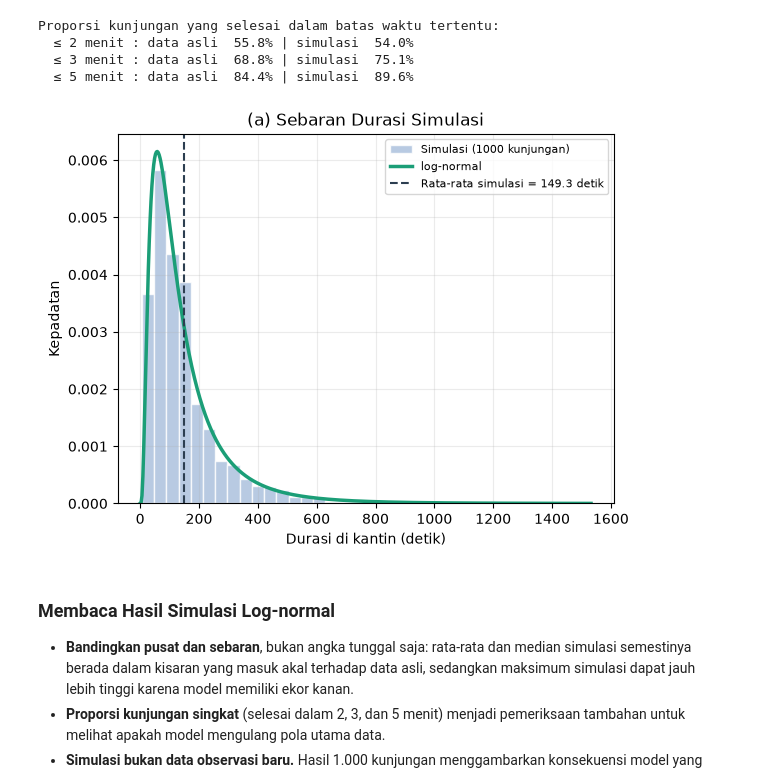
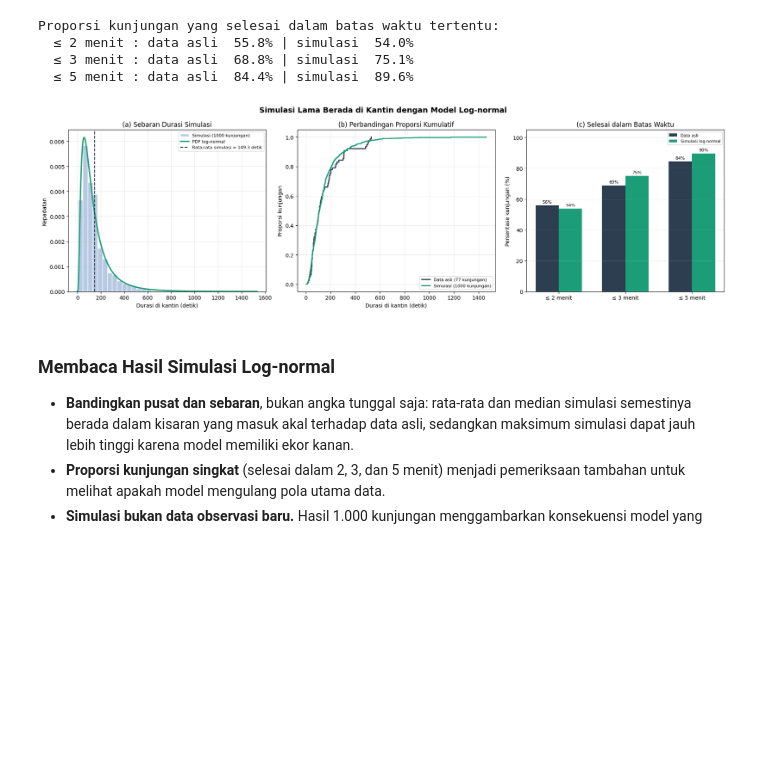
Before and after one commit to Dimassaputra5/KantinFST, a Jupyter notebook: src/simulasi/kantin.ipynb, the cells around one changed output. Cells and saved outputs as stored; diff of their text form; code cells hidden in the pictures; blank space fills up the shorter version.

```diff
--- a/src/simulasi/kantin.ipynb
+++ b/src/simulasi/kantin.ipynb
@@ -337,60 +382,64 @@ Proporsi kunjungan yang selesai dalam batas waktu tertentu:
   ≤ 3 menit : data asli  68.8% | simulasi  75.1%
   ≤ 5 menit : data asli  84.4% | simulasi  89.6%
 # %%
-plt.hist(durasi_sim, bins=35, density=True, color="#a6bddb",
+fig, axes = plt.subplots(1, 3, figsize=(18, 5.5))
+
+# (a) Sebaran durasi simulasi dibanding PDF log-normal
+ax = axes[0]
+ax.hist(durasi_sim, bins=35, density=True, color="#a6bddb",
         edgecolor="white", alpha=0.8, label=f"Simulasi ({n_sim} kunjungan)")
 x_sim = np.linspace(0, max(durasi_sim.max(), x_data.max()) * 1.05, 500)
-plt.plot(x_sim, stats.lognorm.pdf(x_sim, s=shape_logn, loc=loc_logn, scale=scale_logn),
-        color="#1b9e77", lw=2.5, label="log-normal")
-plt.axvline(durasi_sim.mean(), color="#2c3e50", ls="--", lw=1.5,
+ax.plot(x_sim, stats.lognorm.pdf(x_sim, s=shape_logn, loc=loc_logn, scale=scale_logn),
+        color="#1b9e77", lw=2.5, label="PDF log-normal")
+ax.axvline(durasi_sim.mean(), color="#2c3e50", ls="--", lw=1.5,
            label=f"Rata-rata simulasi = {durasi_sim.mean():.1f} detik")
-plt.title("(a) Sebaran Durasi Simulasi")
-plt.xlabel("Durasi di kantin (detik)")
-plt.ylabel("Kepadatan")
-plt.legend(fontsize=8)
-plt.grid(alpha=0.25)
+ax.set_title("(a) Sebaran Durasi Simulasi")
+ax.set_xlabel("Durasi di kantin (detik)")
+ax.set_ylabel("Kepadatan")
+ax.legend(fontsize=8)
+ax.grid(alpha=0.25)
 
-# # (b) ECDF data asli dan simulasi
-# ax = axes[1]
-# for data, label, color in [
-#     (df["Durasi"].to_numpy(), "Data asli (77 kunjungan)", "#2c3e50"),
-#     (durasi_sim, f"Simulasi ({n_sim} kunjungan)", "#1b9e77"),
-# ]:
-#     urut = np.sort(data)
-#     proporsi = np.arange(1, len(urut) + 1) / len(urut)
-#     ax.step(urut, proporsi, where="post", color=color, lw=2, label=label)
-# ax.set_title("(b) Perbandingan Proporsi Kumulatif")
-# ax.set_xlabel("Durasi di kantin (detik)")
-# ax.set_ylabel("Proporsi kunjungan")
-# ax.legend(fontsize=8)
-# ax.grid(alpha=0.25)
+# (b) ECDF data asli dan simulasi
+ax = axes[1]
+for data, label, color in [
+    (df["Durasi"].to_numpy(), "Data asli (77 kunjungan)", "#2c3e50"),
+    (durasi_sim, f"Simulasi ({n_sim} kunjungan)", "#1b9e77"),
+]:
+    urut = np.sort(data)
+    proporsi = np.arange(1, len(urut) + 1) / len(urut)
+    ax.step(urut, proporsi, where="post", color=color, lw=2, label=label)
+ax.set_title("(b) Perbandingan Proporsi Kumulatif")
+ax.set_xlabel("Durasi di kantin (detik)")
+ax.set_ylabel("Proporsi kunjungan")
+ax.legend(fontsize=8)
+ax.grid(alpha=0.25)
 
-# # (c) Proporsi selesai dalam 2, 3, dan 5 menit
-# ax = axes[2]
-# kategori = ["≤ 2 menit", "≤ 3 menit", "≤ 5 menit"]
-# batas_waktu = [120, 180, 300]
-# persen_asli = [(df["Durasi"] <= b).mean() * 100 for b in batas_waktu]
-# persen_sim = [(durasi_sim <= b).mean() * 100 for b in batas_waktu]
-# posisi = np.arange(len(kategori))
-# lebar = 0.35
-# ax.bar(posisi - lebar / 2, persen_asli, lebar, color="#2c3e50", label="Data asli")
-# ax.bar(posisi + lebar / 2, persen_sim, lebar, color="#1b9e77", label="Simulasi log-normal")
-# for p, nilai in zip(posisi - lebar / 2, persen_asli):
-#     ax.text(p, nilai + 1.5, f"{nilai:.0f}%", ha="center", fontsize=8)
-# for p, nilai in zip(posisi + lebar / 2, persen_sim):
-#     ax.text(p, nilai + 1.5, f"{nilai:.0f}%", ha="center", fontsize=8)
-# ax.set_xticks(posisi, kategori)
-# ax.set_ylim(0, 105)
-# ax.set_title("(c) Selesai dalam Batas Waktu")
-# ax.set_ylabel("Persentase kunjungan (%)")
-# ax.legend(fontsize=7.5)
-# ax.grid(axis="y", alpha=0.25)
+# (c) Proporsi selesai dalam 2, 3, dan 5 menit
+ax = axes[2]
+kategori = ["≤ 2 menit", "≤ 3 menit", "≤ 5 menit"]
+batas_waktu = [120, 180, 300]
+persen_asli = [(df["Durasi"] <= b).mean() * 100 for b in batas_waktu]
+persen_sim = [(durasi_sim <= b).mean() * 100 for b in batas_waktu]
+posisi = np.arange(len(kategori))
+lebar = 0.35
+ax.bar(posisi - lebar / 2, persen_asli, lebar, color="#2c3e50", label="Data asli")
+ax.bar(posisi + lebar / 2, persen_sim, lebar, color="#1b9e77", label="Simulasi log-normal")
+for p, nilai in zip(posisi - lebar / 2, persen_asli):
+    ax.text(p, nilai + 1.5, f"{nilai:.0f}%", ha="center", fontsize=8)
+for p, nilai in zip(posisi + lebar / 2, persen_sim):
+    ax.text(p, nilai + 1.5, f"{nilai:.0f}%", ha="center", fontsize=8)
+ax.set_xticks(posisi, kategori)
+ax.set_ylim(0, 105)
+ax.set_title("(c) Selesai dalam Batas Waktu")
+ax.set_ylabel("Persentase kunjungan (%)")
+ax.legend(fontsize=7.5)
+ax.grid(axis="y", alpha=0.25)
 
-# fig.suptitle("Simulasi Lama Berada di Kantin dengan Model Log-normal", fontsize=14, fontweight="bold")
-# fig.tight_layout()
-# plt.show()
+fig.suptitle("Simulasi Lama Berada di Kantin dengan Model Log-normal", fontsize=14, fontweight="bold")
+fig.tight_layout()
+plt.show()
 # %% [output]
-[figure, old version]
+[figure, new version]
 # %% [markdown]
 ### Membaca Hasil Simulasi Log-normal
 
```
Also changed, not shown: parts of 7 cells of this notebook, 1 other file.
